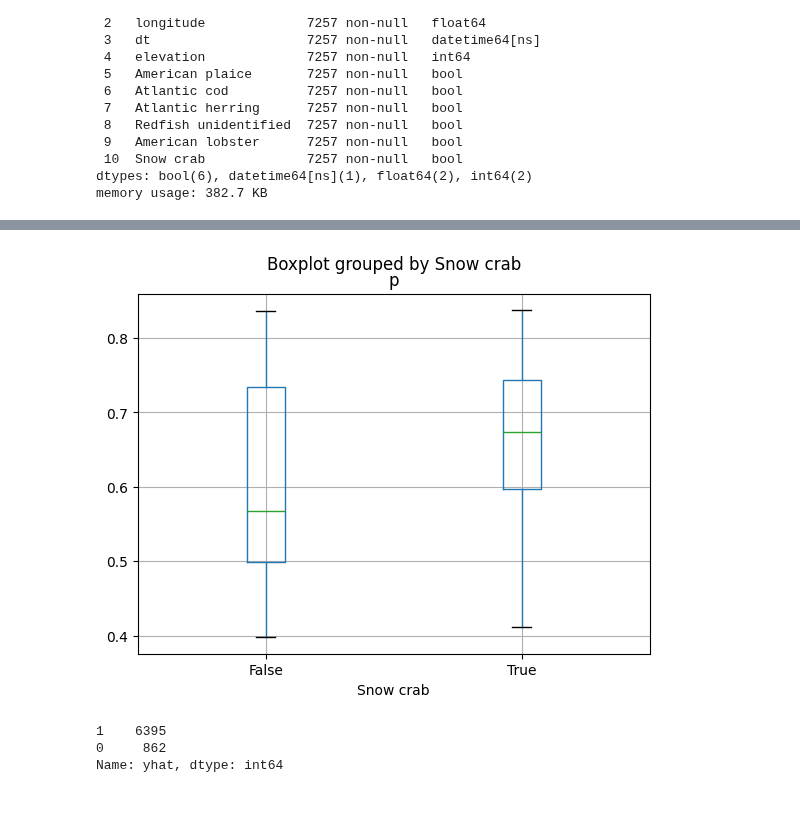
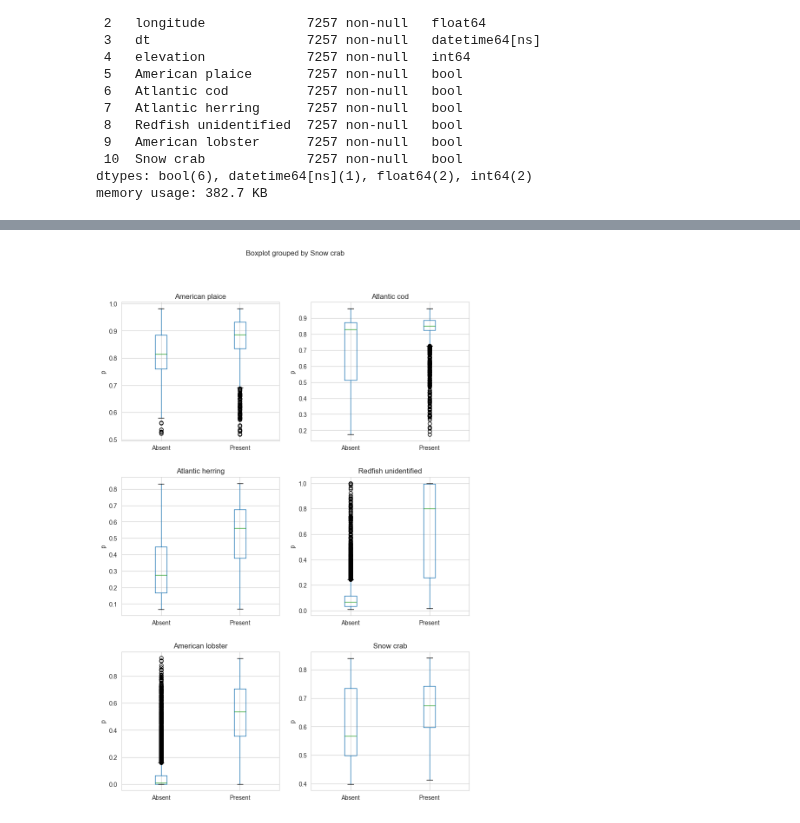
Before and after one commit to davjfish/WatspeedStatsGroupProject, a Jupyter notebook: analysis/Logistic_regression.ipynb, the cells around one changed output, grey strips where cells are left out. Drawn from its saved outputs; the diff is of its cells as text; code cells hidden in the pictures.

```diff
--- a/analysis/Logistic_regression.ipynb
+++ b/analysis/Logistic_regression.ipynb
@@ -49,3 +113,15 @@ Optimization terminated successfully.
 # %%
-m.params
+
+# based on the above, we will not use the `elevation` predictor for herring and snowcrab models
+
+species_dict["Atlantic herring"]["predictors"] = ["latitude", "longitude"]
+species_dict["Snow crab"]["predictors"] = ["latitude", "longitude"]
+
+# and now we will have to re-run the models
+for species in species_list:
+    mydict = species_dict[species]
+    predictors = mydict["predictors"]
+    m = Logit(set_df[species], set_df[predictors])
+    m = m.fit()
+    mydict["model"] = m
 # %% [output]
@@ -56,3 +146,7 @@ dtype: float64
 # %%
-print(m.summary2())
+
+for species in species_list:
+    set_df[f"p_{species}"] = species_dict[species]["model"].predict(set_df[species_dict[species]["predictors"]])
+
+set_df.head()
 # %% [output]
@@ -87,13 +184,28 @@ plt.show()
 # %%
-df.boxplot(column='p', by = species)
-plt.show()
+
+# create a box plot of the distribution of estimated odds for both values of the actual response
+
+# create the figure and plot
+fig, ((ax1, ax2), (ax3, ax4), (ax5, ax6)) = plt.subplots(ncols=2, nrows=3, figsize=(10, 15))
+fig.tight_layout(pad=5)
+axs = [ax1, ax2, ax3, ax4, ax5, ax6]
+
+
+def generate_boxplot(ax, species):
+    p_attr = f'p_{species}'
+    temp_df = set_df.sort_values(p_attr)
+    temp_df.boxplot(p_attr, species, ax=ax)
+    ax.set_title(species)
+    ax.set_xticks([1, 2], ['Absent', 'Present'])
+    ax.set_xlabel('')
+    ax.set_ylabel('p')
+
+
+for i in range(0, 6):
+    generate_boxplot(axs[i], species_list[i])
 # %% [output]
-[figure, old version]
+[figure, new version]
 # %%
-df.loc[:, 'yhat'] = (df.p > 0.5) * 1
-df.yhat.value_counts()
+
+# In looking at the above, we can see the distribution of estimated odds for each level of the actual response. For example, it can be noted that in Species like redfish and lobster, the model seems to be doing a very good job in predicting the odds. In lobster, in cases where lobster was absent, the average model odds estimate was close to zero. In other species, the model did not do a good job in explaining this.
-# %% [output]
-1    6395
-0     862
-Name: yhat, dtype: int64
 # %%
```
Also changed, not shown: parts of 37 cells of this notebook.
